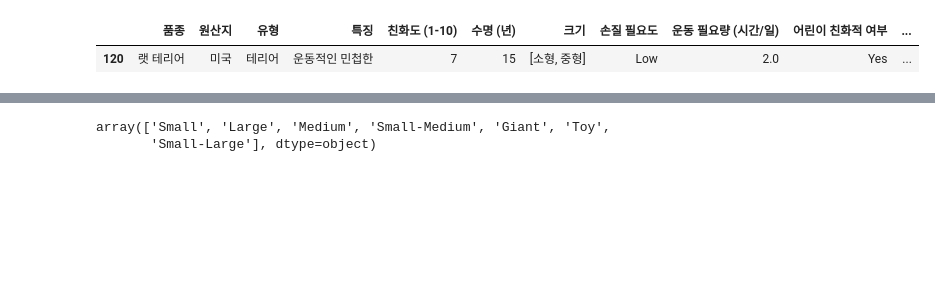
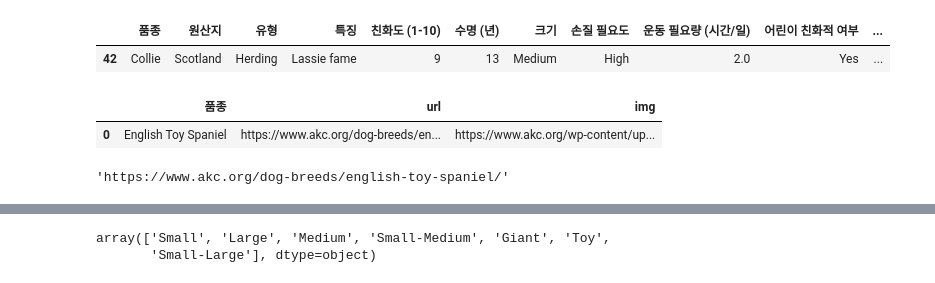
Before and after one commit to junnnnghee/dog-breed-app, a Jupyter notebook: dog_data.ipynb, the cells around one changed output, grey strips where cells are left out. Cells and saved outputs as stored; diff of their text form; code cells hidden in the pictures; blank space fills up the shorter version.

```diff
--- a/dog_data.ipynb
+++ b/dog_data.ipynb
@@ -5,5 +64,5 @@ df = pd.read_csv('dog/Dog Breads Around The World.csv')
 # %%
-df = df.rename(columns={"Name": "이름",
+df = df.rename(columns={"Name": "품종",
     "Origin": "원산지",
     "Type": "유형",
     "Unique Feature": "특징",
@@ -22,5 +87,7 @@ df = df.rename(columns={"Name": "이름",
+# %%
+df['품종'].replace({'Cocker Spaniel':'American Cocker Spaniel'},inplace=True)
 # %%
-df.loc[df['품종'] == '랫 테리어']
+df.loc[df['품종'] == 'Collie']
 # %% [output]
 |  | 품종 | 원산지 | 유형 | 특징 | 친화도 (1-10) | 수명 (년) | 크기 | 손질 필요도 | 운동 필요량 (시간/일) | 어린이 친화적 여부 | ... |
-| 120 | 랫 테리어 | 미국 | 테리어 | 운동적인 민첩한 | 7 | 15 | [소형, 중형] | Low | 2.0 | Yes | ... |
+| 42 | Collie | Scotland | Herding | Lassie fame | 9 | 13 | Medium | High | 2.0 | Yes | ... |
@@ -26,0 +98,5 @@ df.loc[df['품종'] == '랫 테리어']
+# %%
+new_data
+# %% [output]
+|  | 품종 | url | img |
+| 0 | English Toy Spaniel | https://www.akc.org/dog-breeds/en... | https://www.akc.org/wp-content/up... |
@@ -26,0 +105,4 @@ df.loc[df['품종'] == '랫 테리어']
+# %%
+df2.iloc[563,2]
+# %% [output]
+'https://www.akc.org/dog-breeds/english-toy-spaniel/'
```
Also changed, not shown: parts of 240 cells of this notebook, 9 other files.
